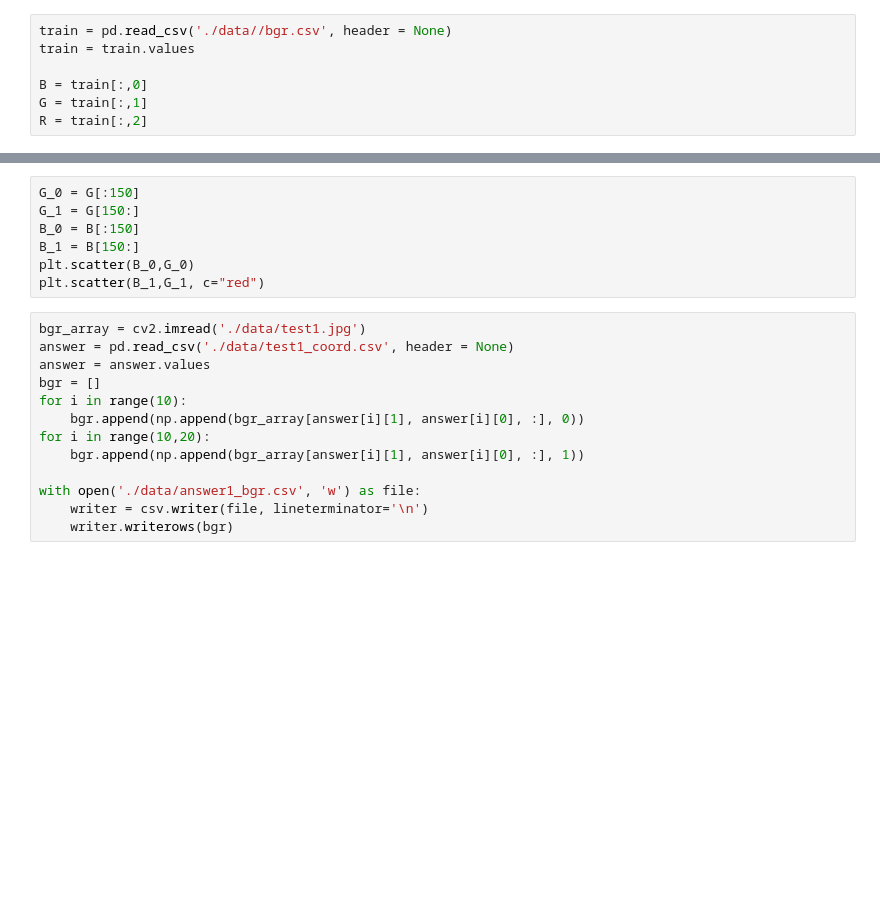
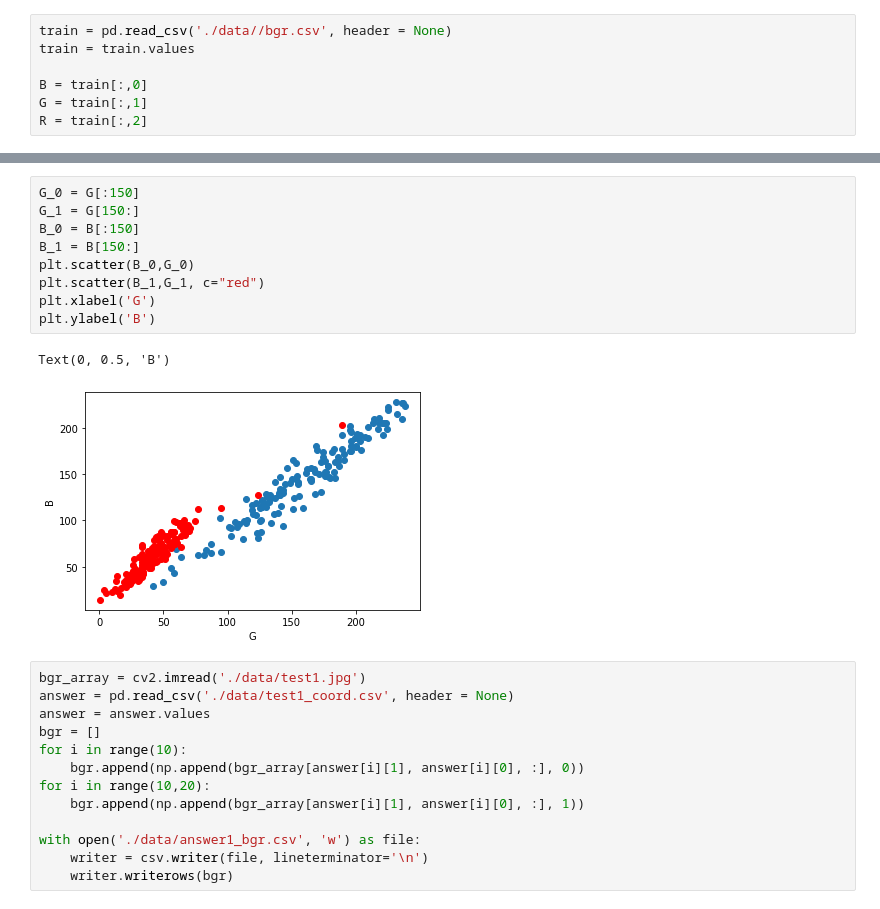
Before and after one commit to yattinda/scikit-learn, a Jupyter notebook: difine_rural/create_bgr.ipynb, the cells around one changed output, grey strips where cells are left out. Drawn from its saved outputs; the diff is of its cells as text; blank space fills up the shorter version.

```diff
--- a/difine_rural/create_bgr.ipynb
+++ b/difine_rural/create_bgr.ipynb
@@ -73,10 +75,15 @@ AttributeError: module 'matplotlib.pyplot' has no attribute 'set_xlabel'
 # %%
 G_0 = G[:150]
 G_1 = G[150:]
 B_0 = B[:150]
 B_1 = B[150:]
 plt.scatter(B_0,G_0)
 plt.scatter(B_1,G_1, c="red")
+plt.xlabel('G')
+plt.ylabel('B')
+# %% [output]
+Text(0, 0.5, 'B')
+[figure, added]
 # %%
 bgr_array = cv2.imread('./data/test1.jpg')
 answer = pd.read_csv('./data/test1_coord.csv', header = None)
```
Also changed, not shown: parts of 2 cells of this notebook.
